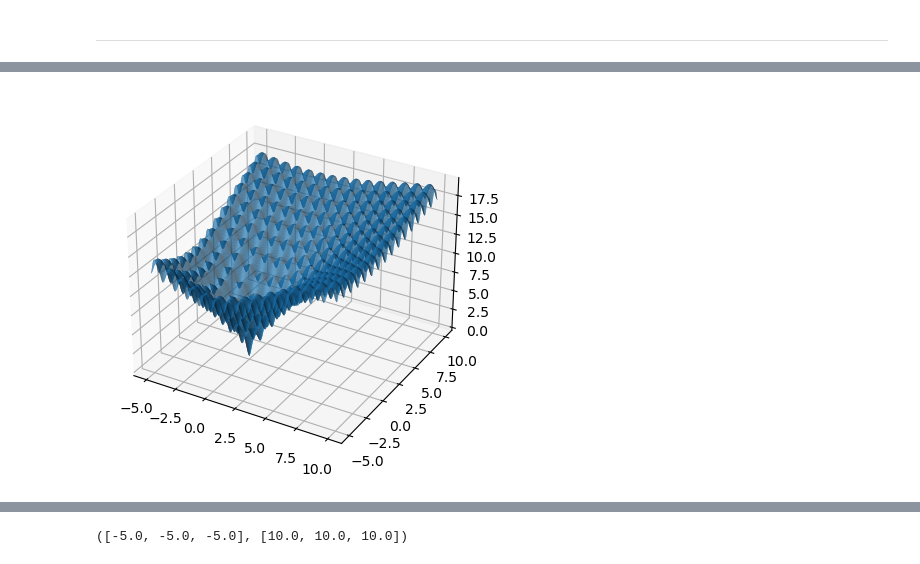
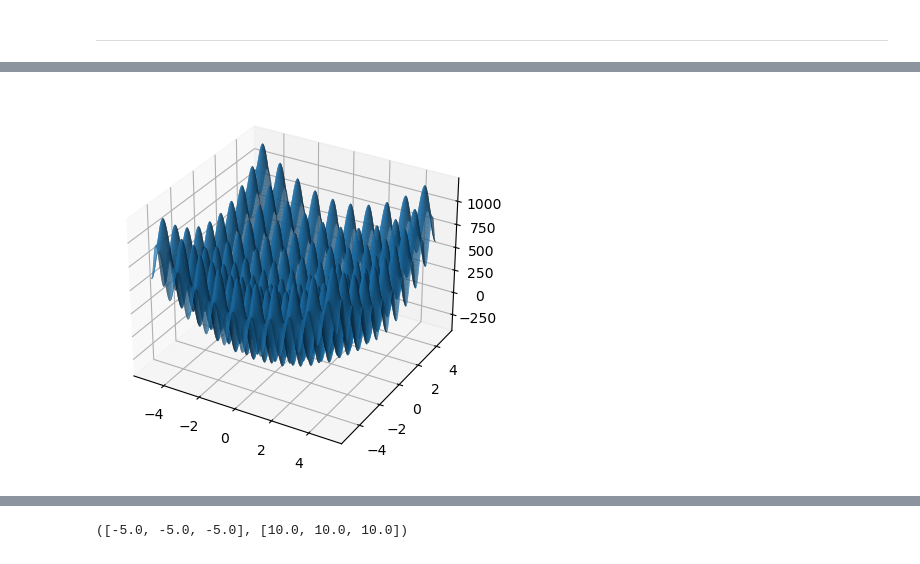
Before and after one commit to PhilipSanM/AI_L0v3rs, a Jupyter notebook: AI_Eng/bio_inspired algorithms/PSO/AlgoritmoPSO.ipynb, the cells around one changed output, grey strips where cells are left out. Cells and saved outputs as stored; diff of their text form; code cells hidden in the pictures.

```diff
--- a/AI_Eng/bio_inspired algorithms/PSO/AlgoritmoPSO.ipynb
+++ b/AI_Eng/bio_inspired algorithms/PSO/AlgoritmoPSO.ipynb
@@ -104,26 +107,28 @@ def function1(x):
     # -5 <= x[0], x[1] <= 10    min(3,0.5)
     #(1.5 - x*(1-y))**2 + (2.25-x*(1-y**2))**2 + (2.625-x*(1-y**3))**2
     return (1.5 - x[0]*(1-x[1]))**2 + (2.25-x[0]*(1-x[1]**2))**2 + (2.625-x[0]*(1-x[1]**3))**2
+# %%
+def rastrigin(x):
+  A = 10 * len(x)
+  result = 0
+  for i in range(len(x)):
+    result += x[i]**2 - 10*np.cos(2*np.pi*x[i])
+
+  return A*result
 # %%
-def ackley(x):
-    n = len(x)
-    sum_sq = 0
-    cos_term = 0
-    for i in range(n):
-      sum_sq += x[i]**2
-      cos_term += np.cos(2 * np.pi * x[i])
-    return -20 * np.exp(-0.2 * np.sqrt(sum_sq / n)) - np.exp(cos_term / n) + 20 + np.exp(1)
 
-X = np.linspace(-5, 10, 400)
-Y = np.linspace(-5, 10, 400)
+# Generar datos para la grafica
+X = np.linspace(-5, 5, 400)
+Y = np.linspace(-5, 5, 400)
 X, Y = np.meshgrid(X, Y)
-Z = ackley([X,Y])
+Z = rastrigin([X,Y])
+
 
 fig = plt.figure()
 ax = fig.add_subplot(111, projection='3d')
-ax.plot_surface(X, Y, Z, rstride=1, cstride=1, linewidth=0.08,
+ax.plot_surface(X, Y, Z, rstride=1, cstride=1,
+   linewidth=0.08,
   antialiased=True)
-
 plt.show()
 # %% [output]
-[figure, old version]
+[figure, new version]
```
Also changed, not shown: parts of 4 cells of this notebook, 6 other files.
